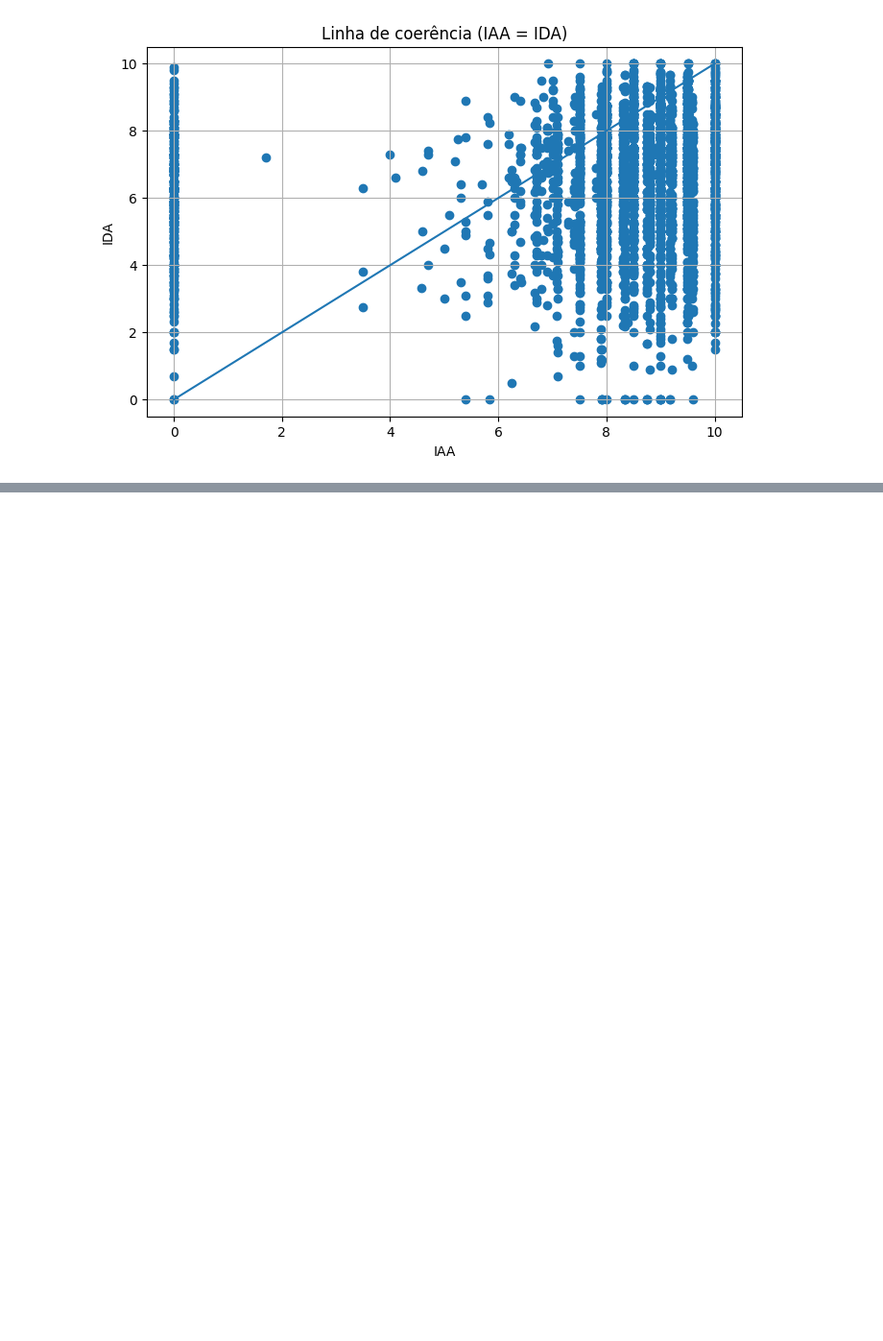
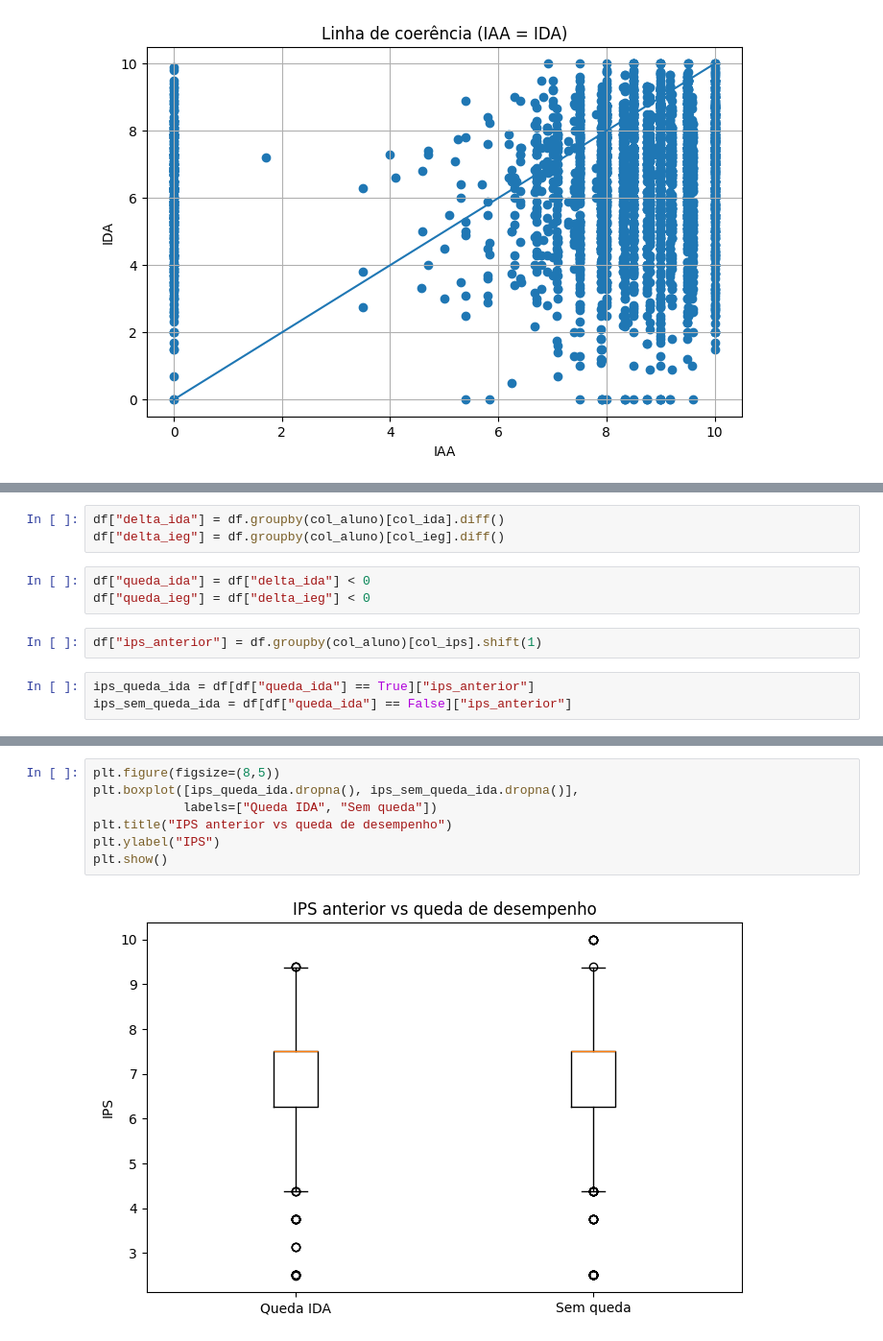
Before and after one commit to EduardoBraz1/datathon-passos-magicos, a Jupyter notebook: Datathon.ipynb, the cells around one changed output, grey strips where cells are left out. Shown at 96% size. Drawn from its saved outputs; the diff is of its cells as text; blank space fills up the shorter version.

```diff
--- a/Datathon.ipynb
+++ b/Datathon.ipynb
@@ -478,0 +471,11 @@ A relação entre IAA e IEG é fraca.
+# %%
+df["delta_ida"] = df.groupby(col_aluno)[col_ida].diff()
+df["delta_ieg"] = df.groupby(col_aluno)[col_ieg].diff()
+# %%
+df["queda_ida"] = df["delta_ida"] < 0
+df["queda_ieg"] = df["delta_ieg"] < 0
+# %%
+df["ips_anterior"] = df.groupby(col_aluno)[col_ips].shift(1)
+# %%
+ips_queda_ida = df[df["queda_ida"] == True]["ips_anterior"]
+ips_sem_queda_ida = df[df["queda_ida"] == False]["ips_anterior"]
@@ -478,0 +501,9 @@ A relação entre IAA e IEG é fraca.
+# %%
+plt.figure(figsize=(8,5))
+plt.boxplot([ips_queda_ida.dropna(), ips_sem_queda_ida.dropna()],
+            labels=["Queda IDA", "Sem queda"])
+plt.title("IPS anterior vs queda de desempenho")
+plt.ylabel("IPS")
+plt.show()
+# %% [output]
+[figure, added]
```
Also changed, not shown: parts of 68 cells of this notebook.
